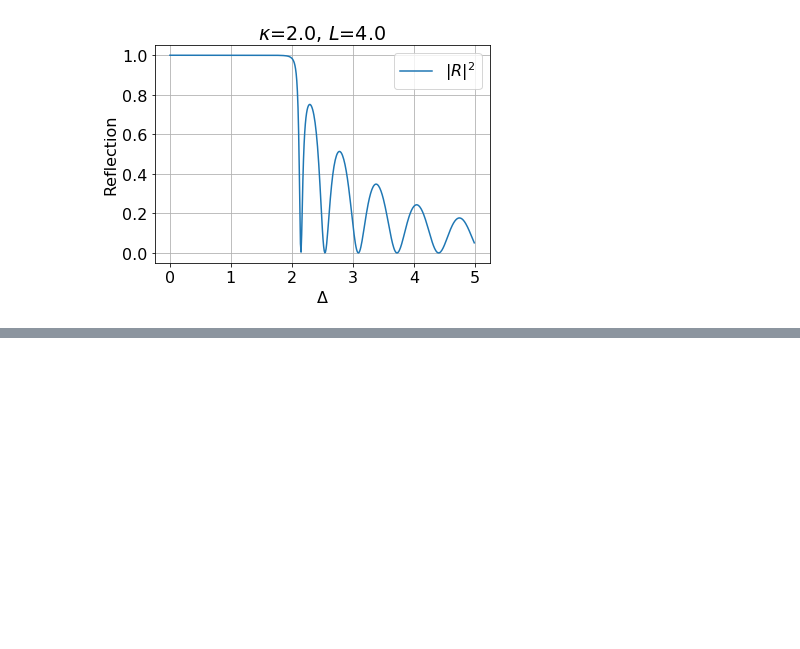
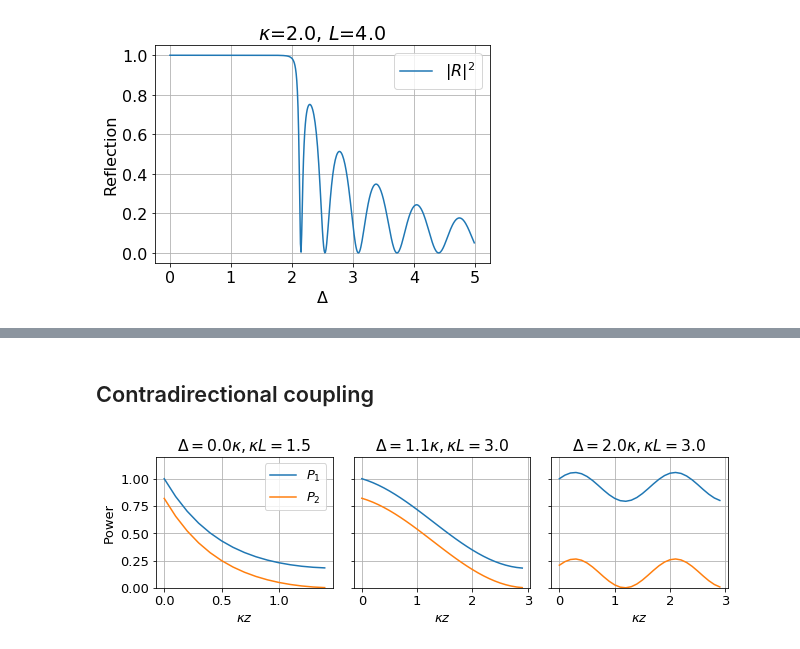
Before and after one commit to dvtkd/epd3, a Jupyter notebook: CoupledModeTheory.ipynb, the cells around one changed output, grey strips where cells are left out. Cells and saved outputs as stored; diff of their text form; code cells hidden in the pictures; blank space fills up the shorter version.

```diff
--- a/CoupledModeTheory.ipynb
+++ b/CoupledModeTheory.ipynb
@@ -111,0 +174,69 @@ print pi
+# %% [markdown]
+## Contradirectional coupling
+# %%
+#create figure for course
+
+def cmt1b(z,D,L):
+    k=1
+    if (D==1):D=1.00001
+    s = np.sqrt(complex(k**2-D**2,0)) #we make this a complex number to make sure the sqrt function retuerns correct value for neg arg
+    temp = s*np.cosh(s*L)-1.j*D*np.sinh(s*L)
+    C1 = (s*np.cosh(s*(z-L))-1.j*D*np.sinh(s*(z-L)))/temp # note: complex prefactor is neglected as it will be dropped in abs
+    C2 = (k*np.sinh(s*(z-L)))/temp
+    return C1,C2
+
+D = 0 #Delta
+L = 1.5
+z = np.arange(0.0,L,0.1)
+C1,C2=cmt1b(z,D,L)
+
+fig, axs = plt.subplots(1, 3, figsize=(9, 3), sharey=True)
+plt.rcParams.update({'font.size': 13})
+ymax=1.2
+
+D = 0 #Delta
+L = 1.5
+z = np.arange(0.0,L,0.1)
+C1,C2=cmt1b(z,D,L)
+axs[0].plot(z,np.abs(C1)**2,label='$P_1$')
+axs[0].plot(z,np.abs(C2)**2,label='$P_2$')
+titel1 = '$\Delta=$' + str(round(D,2)) +'$\kappa, \kappa L=$' + str(L)
+axs[0].set_title(titel1)
+
+D = 1.1 #Delta
+L = 3.0
+z = np.arange(0.0,L,0.1)
+C1,C2=cmt1b(z,D,L)
+axs[1].plot(z,np.abs(C1)**2,label='$P_1$')
+axs[1].plot(z,np.abs(C2)**2,label='$P_2$')
+titel1 = '$\Delta=$' + str(round(D,2)) +'$\kappa, \kappa L=$' + str(L)
+axs[1].set_title(titel1)
+
+
+D = 2.0 #Delta
+L = 3.0
+z = np.arange(0.0,L,0.1)
+C1,C2=cmt1b(z,D,L)
+axs[2].plot(z,np.abs(C1)**2,label='$P_1$')
+axs[2].plot(z,np.abs(C2)**2,label='$P_2$')
+titel1 = '$\Delta=$' + str(round(D,2)) +'$\kappa, \kappa L=$' + str(L)
+axs[2].set_title(titel1)
+
+axs[0].set_ylim(0, ymax)
+axs[1].set_ylim(0, ymax)
+axs[2].set_ylim(0, ymax)
+axs[0].set_ylabel('Power')
+axs[0].grid(True)
+axs[1].grid(True)
+axs[2].grid(True)
+
+axs[0].set_xlabel('$\kappa z$')
+axs[1].set_xlabel('$\kappa z$')
+axs[2].set_xlabel('$\kappa z$')
+
+axs[0].legend(loc='upper right')
+fig.tight_layout()
+plt.savefig('cmt_contra.png')
+plt.show()
+# %% [output]
+[figure, added]
```
Also changed, not shown: parts of 13 cells of this notebook.
